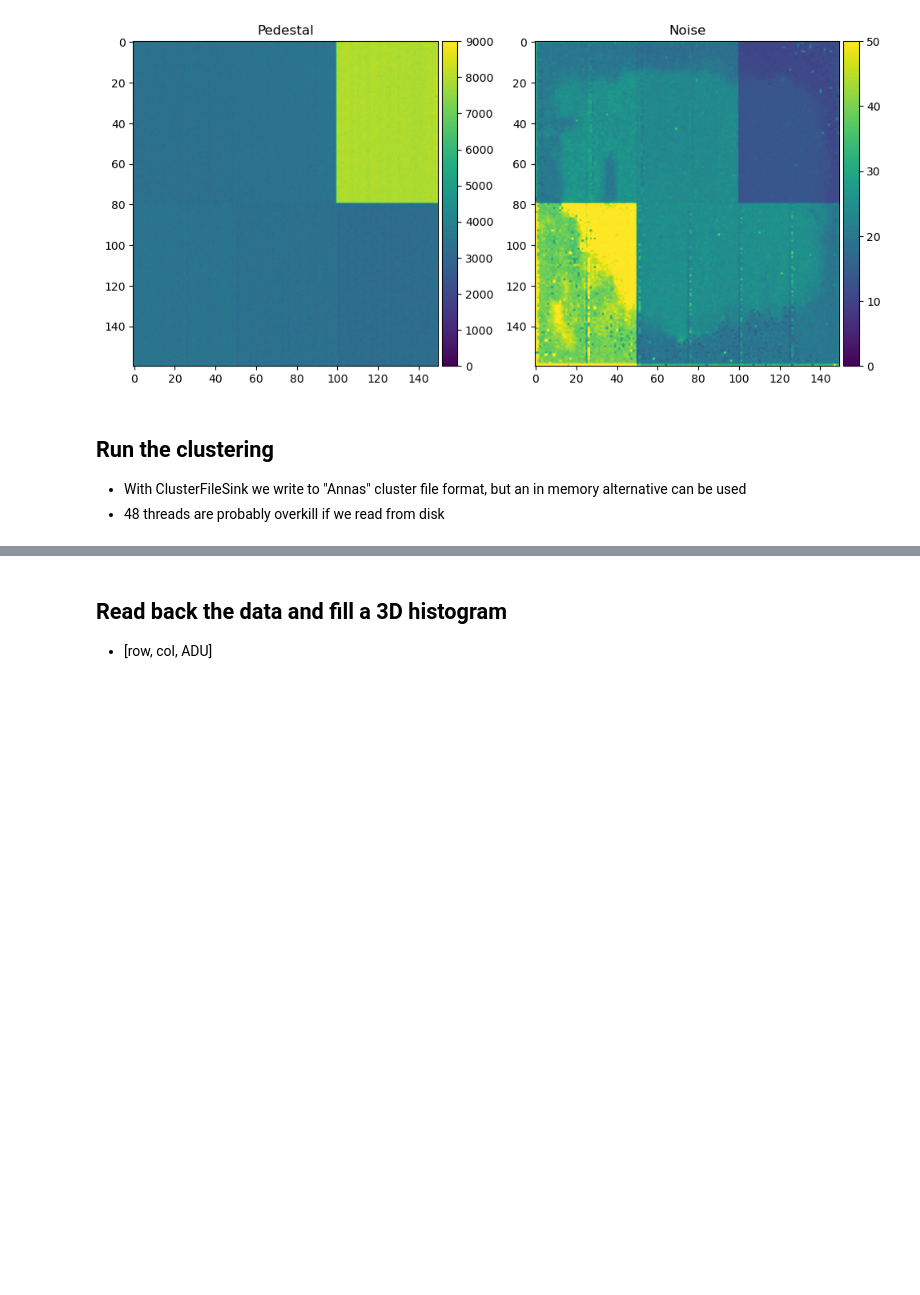
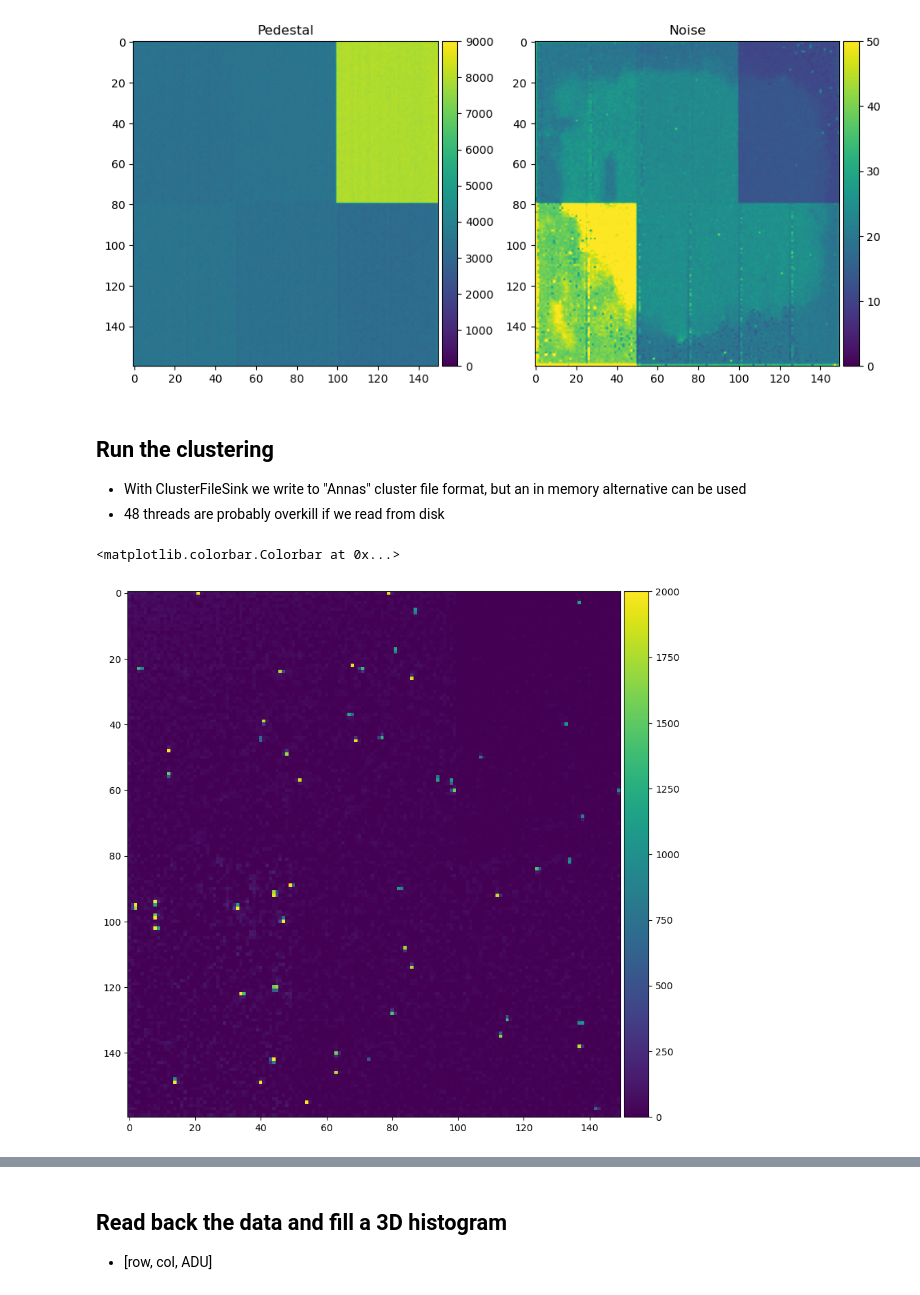
Before and after one commit to slsdetectorgroup/aare-notebooks, a Jupyter notebook: 13-ClusterFinderMT_with_Moench05.ipynb, the cells around one changed output, grey strips where cells are left out. Drawn from its saved outputs; the diff is of its cells as text; code cells hidden in the pictures; blank space fills up the shorter version.

```diff
--- a/13-ClusterFinderMT_with_Moench05.ipynb
+++ b/13-ClusterFinderMT_with_Moench05.ipynb
@@ -88,6 +88,21 @@ fig.tight_layout()
 
 - With ClusterFileSink we write to "Annas" cluster file format, but an in memory alternative can be used
 - 48 threads are probably overkill if we read from disk
+# %%
+with CtbRawFile(data_file, transform=moench05) as f:
+    header, image = f.read_frame()
+    np.bitwise_xor(image[roi], bitmask, out = image[roi])
+    image = image-pd
+
+fig, ax = plt.subplots(figsize = (10,10))
+im = ax.imshow(image)
+im.set_clim(0,2000)
+divider = make_axes_locatable(ax)
+cax = divider.append_axes("right", size="5%", pad=0.05)
+plt.colorbar(im, cax=cax)
+# %% [output]
+<matplotlib.colorbar.Colorbar at 0x...>
+[figure, added]
 # %%
 N = 50000
 t_start = time.perf_counter()
```
Also changed, not shown: parts of 5 cells of this notebook, 1 other file.
